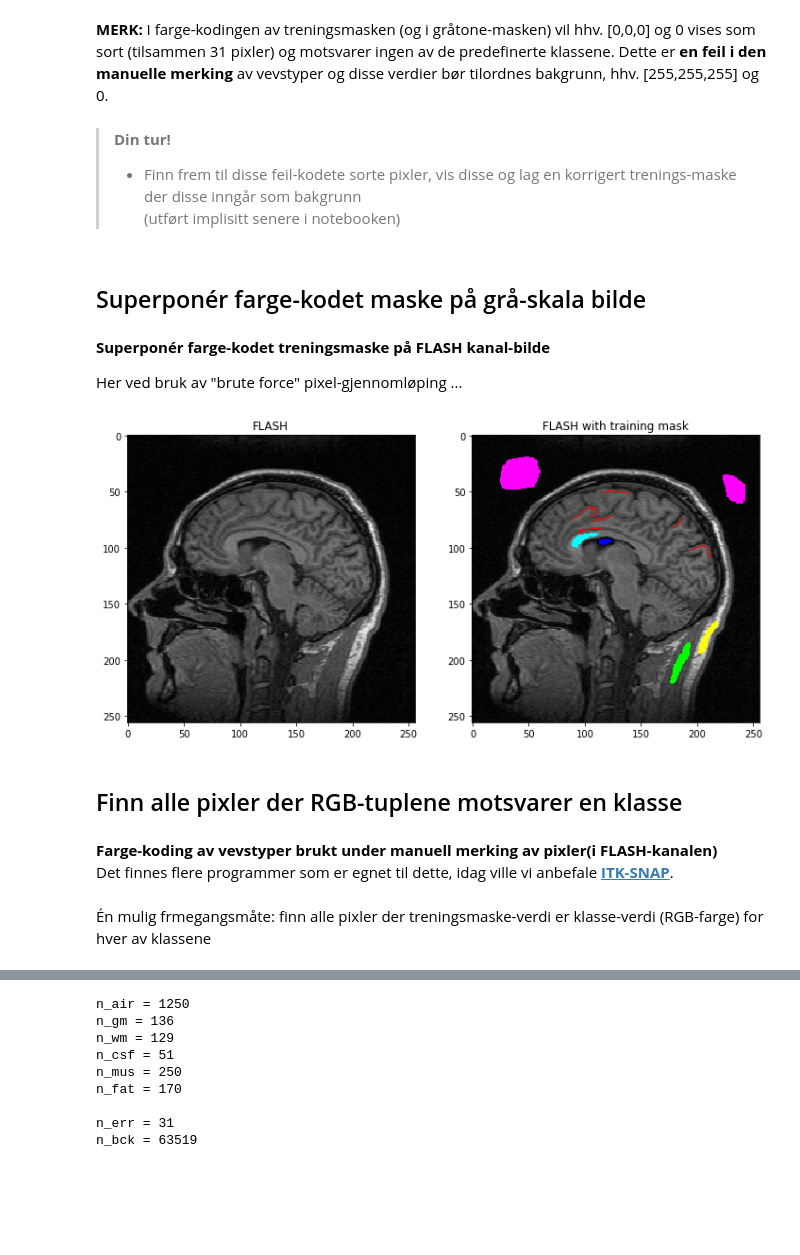
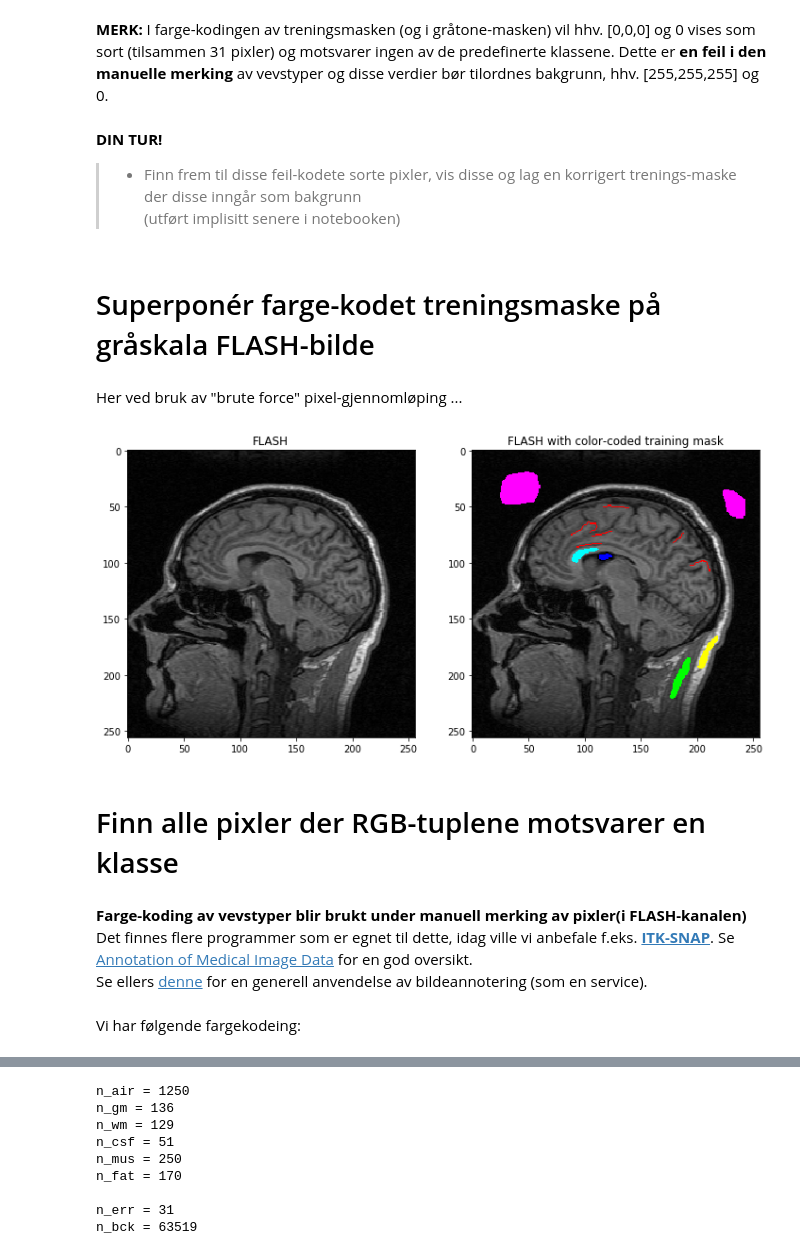
Before and after one commit to arvidl/elmed219-brainage, a Jupyter notebook: nbs/ELMED219-Lab2-Del2c-MRI-SNR-CNR.ipynb, the cells around one changed output, grey strips where cells are left out. Cells and saved outputs as stored; diff of their text form; code cells hidden in the pictures; blank space fills up the shorter version.

```diff
--- a/nbs/ELMED219-Lab2-Del2c-MRI-SNR-CNR.ipynb
+++ b/nbs/ELMED219-Lab2-Del2c-MRI-SNR-CNR.ipynb
@@ -82,0 +104,4 @@ nibabel: 3.0.0
+# %%
+mytestdata = '../testdata'
+chn_names = ['FLASH', 'DESS', 'FISP', 'PSIF']
+class_names = ['air', 'gm', 'wm', 'csf', 'mus', 'fat']
@@ -201,4 +245,4 @@ plt.show()
 # %%
-fn_train = '%s/flash_060_training_mask_6cla.png' % (mydata)
-fn_roi = '%s/flash_060_brain_mask.png' % (mydata)
+fn_train = '%s/flash_060_training_mask_6cla.png' % (mytestdata)
+fn_roi = '%s/flash_060_brain_mask.png' % (mytestdata)
 # %% [markdown]
@@ -322,16 +378,14 @@ sorted_by_counts
 # %% [markdown]
 **MERK:** I farge-kodingen av treningsmasken (og i gråtone-masken) vil hhv. [0,0,0] og 0 vises som sort (tilsammen 31 pixler) og motsvarer ingen av de predefinerte klassene. Dette er **en feil i den manuelle merking** av vevstyper og disse verdier bør tilordnes bakgrunn, hhv. [255,255,255] og 0.
 # %% [markdown]
-> **Din tur!**
->
+**DIN TUR!**
+
 > - Finn frem til disse feil-kodete sorte pixler, vis disse og lag en korrigert trenings-maske der disse inngår som bakgrunn <br>(utført implisitt senere i notebooken)
 # %%
 # Your code:
 # %% [markdown]
-## Superponér farge-kodet maske på grå-skala bilde
+# Superponér farge-kodet treningsmaske på gråskala FLASH-bilde
 # %% [markdown]
-**Superponér farge-kodet treningsmaske på FLASH kanal-bilde**<br>
-
 Her ved bruk av "brute force" pixel-gjennomløping  ...
 # %%
 %matplotlib inline
@@ -342,40 +396,45 @@ flash_channel = np.flip(flash_channel.T, 0)  # This numpy matrix manipulation st
 flash_max = mymax * (flash_channel/flash_channel.max())
 nrow, ncol = flash_max.shape
 r = min(flash_channel.max(), 255) / mymax  # Scaling for the superimposed gray-scale pixels
 
 # Define the RGB / grey-level composite (overlay) uint8 image
 # by returning a new array of given shape and type, filled with zeros
 flash_train_rgb = np.zeros(shape=(nrow,ncol,3), dtype=np.uint8)
 
 # Loop over all pixels (this is brute force)
 for i in range(nrow):
     for j in range(ncol):
         # Check if pixel coordinate is member of a tissue mask (white)
         if (targ[i,j] == 1):
            # Keep the mask RGB color (using RGB values in {0,,,.255}) at this location
             for k in range(3):
                 flash_train_rgb[i,j,k] = train_msk[i,j,k]
         else:
             # Make a gray-level pixel according to the signal intensity in rescaled FLASH
             for k in range(3):
                 flash_train_rgb[i,j,k] = np.uint8(np.ceil(flash_max[i,j]*r))
 
 fig = plt.figure(figsize = [12, 7])
 plt.subplot(1,2,1)
 plt.imshow(flash_max, cmap='gray'), plt.title('FLASH')
 plt.subplot(1,2,2)
-plt.imshow(flash_train_rgb), plt.title('FLASH with training mask')
+plt.imshow(flash_train_rgb), plt.title('FLASH with color-coded training mask')
 plt.show()
+
+# uncomment and adjust path if you want to save the figure to disk as .png file
 
 #fig.savefig('%s/prj/ELMED219/results/flash_with_training_mask_6_classes.png' % (home),
 #            transparent=False, dpi=300, bbox_inches="tight")
 # %% [output]
-[figure, old version]
+[figure, new version]
 # %% [markdown]
-##  Finn alle pixler der RGB-tuplene motsvarer en klasse
+#  Finn alle pixler der RGB-tuplene motsvarer en klasse
 # %% [markdown]
-**Farge-koding av vevstyper brukt under manuell merking av pixler(i FLASH-kanalen)** <br>
-Det finnes flere programmer som er egnet til dette, idag ville vi anbefale __[ITK-SNAP](http://www.itksnap.org)__.
+**Farge-koding av vevstyper blir brukt under manuell merking av pixler(i FLASH-kanalen)** <br>
+Det finnes flere programmer som er egnet til dette, idag ville vi anbefale f.eks. __[ITK-SNAP](http://www.itksnap.org)__.
+Se [Annotation of Medical Image Data](https://link.springer.com/content/pdf/10.1007%2F978-3-319-49644-3_4.pdf) for en god oversikt. <br> Se ellers [denne](https://www.cogitotech.com/services/image-annotation) for en generell anvendelse av bildeannotering (som en service).
+# %% [markdown]
+Vi har følgende fargekodeing:
 # %%
 AIR = [255,0,255] # Magenta
 GM  = [255,0,0]   # Red
@@ -386,5 +445,3 @@ FAT = [255,255,0] # Yellow
 
 ERR = [0,0,0] # Black
 BCK = [255,255,255] # White (background)
-# %% [markdown]
-Én mulig frmegangsmåte: finn alle pixler der treningsmaske-verdi er klasse-verdi (RGB-farge) for hver av klassene
```
Also changed, not shown: parts of 104 cells of this notebook, 15 other files.
